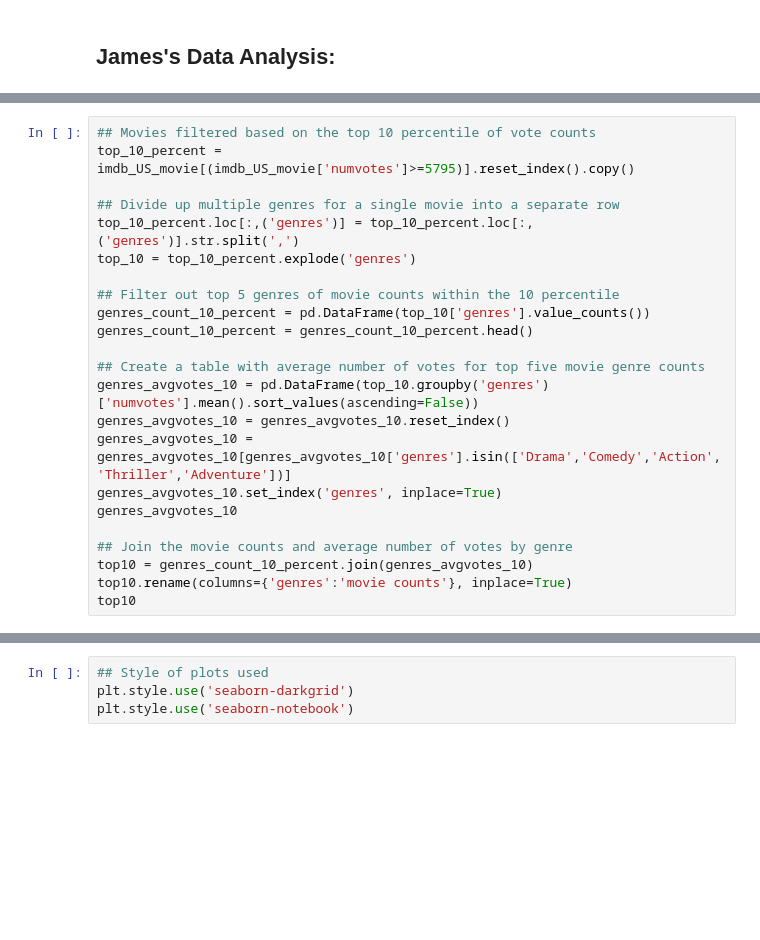
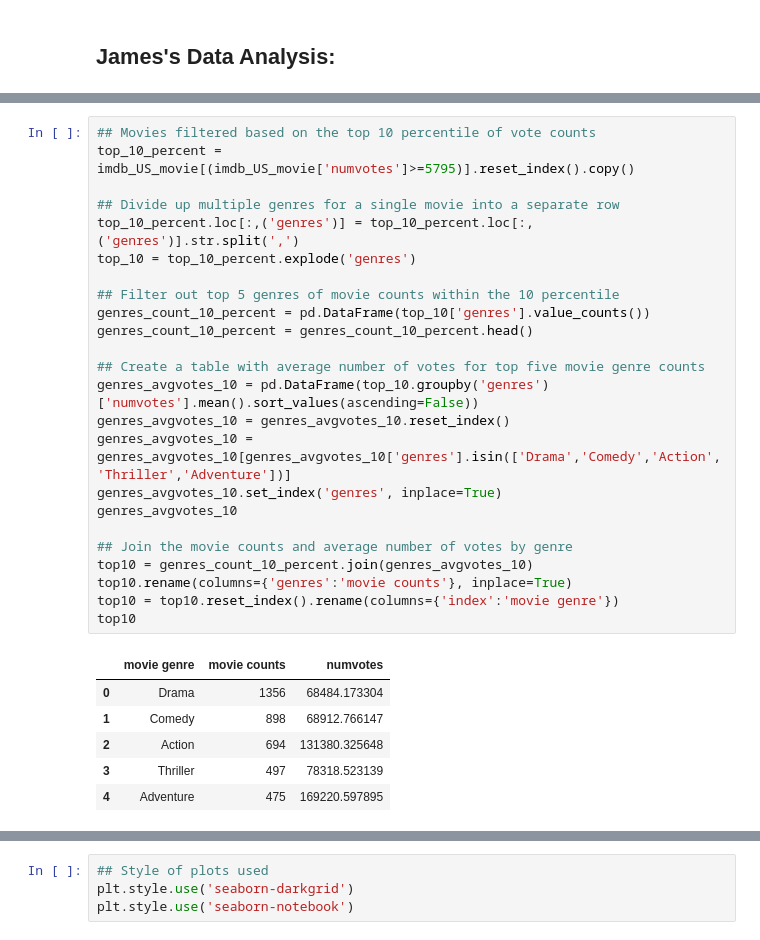
Before and after one commit to alpacanonymous/project1, a Jupyter notebook: final_notebook.ipynb, the cells around one changed output, grey strips where cells are left out. Cells and saved outputs as stored; diff of their text form; blank space fills up the shorter version.

```diff
--- a/final_notebook.ipynb
+++ b/final_notebook.ipynb
@@ -602,26 +1151,34 @@ print("top 1 percentile:", round(one_percentile))
 # %%
 ## Movies filtered based on the top 10 percentile of vote counts
 top_10_percent = imdb_US_movie[(imdb_US_movie['numvotes']>=5795)].reset_index().copy()
 
 ## Divide up multiple genres for a single movie into a separate row
 top_10_percent.loc[:,('genres')] = top_10_percent.loc[:,('genres')].str.split(',')
 top_10 = top_10_percent.explode('genres')
 
 ## Filter out top 5 genres of movie counts within the 10 percentile
 genres_count_10_percent = pd.DataFrame(top_10['genres'].value_counts())
 genres_count_10_percent = genres_count_10_percent.head()
 
 ## Create a table with average number of votes for top five movie genre counts
 genres_avgvotes_10 = pd.DataFrame(top_10.groupby('genres')['numvotes'].mean().sort_values(ascending=False))
 genres_avgvotes_10 = genres_avgvotes_10.reset_index()
 genres_avgvotes_10 = genres_avgvotes_10[genres_avgvotes_10['genres'].isin(['Drama','Comedy','Action','Thriller','Adventure'])]
 genres_avgvotes_10.set_index('genres', inplace=True)
 genres_avgvotes_10
 
 ## Join the movie counts and average number of votes by genre
 top10 = genres_count_10_percent.join(genres_avgvotes_10)
 top10.rename(columns={'genres':'movie counts'}, inplace=True)
+top10 = top10.reset_index().rename(columns={'index':'movie genre'})
 top10
+# %% [output]
+|  | movie genre | movie counts | numvotes |
+| 0 | Drama | 1356 | 68484.173304 |
+| 1 | Comedy | 898 | 68912.766147 |
+| 2 | Action | 694 | 131380.325648 |
+| 3 | Thriller | 497 | 78318.523139 |
+| 4 | Adventure | 475 | 169220.597895 |
 # %%
 ## Repeat all the steps above to gather top 1 percentile of number of votes
 top_1_percent = imdb_US_movie[(imdb_US_movie['numvotes']>=223993)].reset_index().copy()
```
Also changed, not shown: parts of 67 cells of this notebook.
